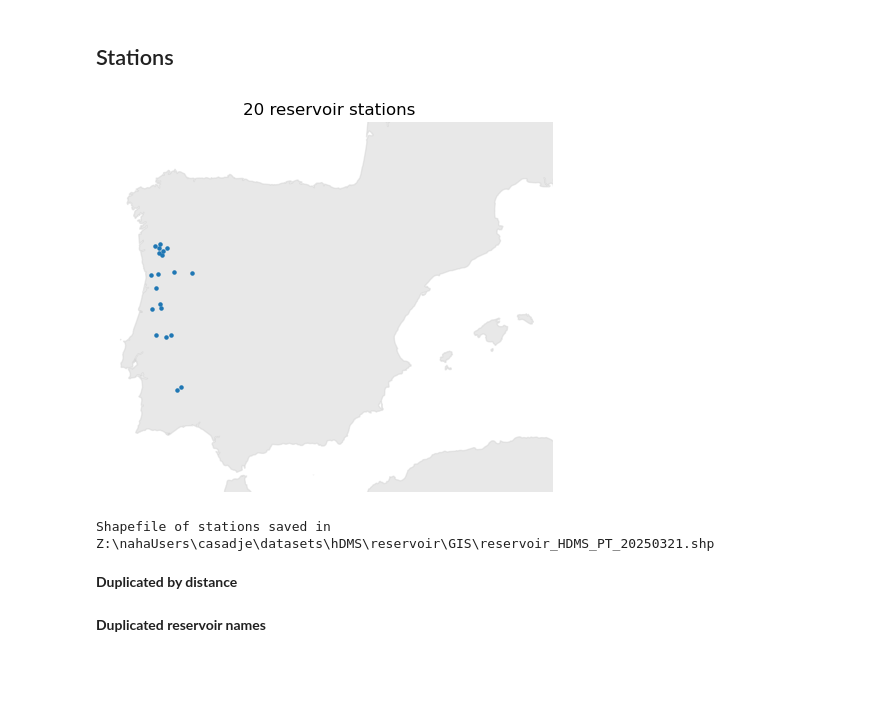
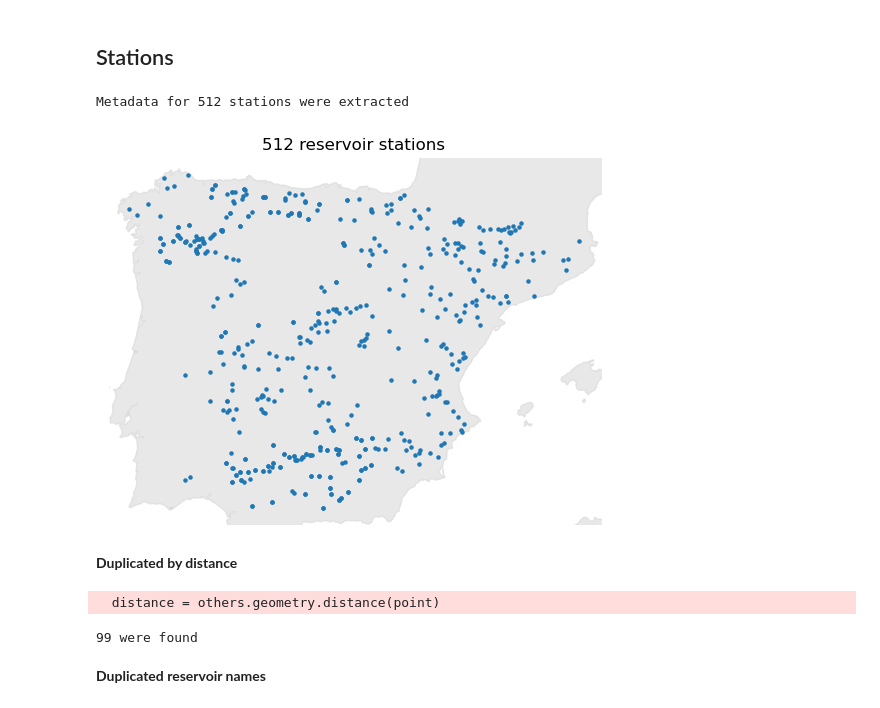
Before and after one commit to casadoj/lisflood-reservoirs, a Jupyter notebook: notebook/hDMS/HDCC_download.ipynb, the cells around one changed output. Drawn from its saved outputs; the diff is of its cells as text; code cells hidden in the pictures; blank space fills up the shorter version.

```diff
--- a/notebook/hDMS/HDCC_download.ipynb
+++ b/notebook/hDMS/HDCC_download.ipynb
@@ -37,7 +39,7 @@ def remove_accents(text):
 # %%
 # station filters
 TYPE = 'reservoir'
-COUNTRY_ID = 'PT' # 'HR'
+COUNTRY_ID = 'ES' # 'HR'
 PROVIDER_ID = None
 
 # # dataset cofiguration
@@ -49,7 +51,7 @@ api = APIConfig('./HDMS_API.yml')
 # study period
 START = datetime(1979, 1, 1)
 END = datetime.now().date()
-strftime = '%Y-%m-%dT%H:%M:%S'
+
 
 # variables of interest
 VARIABLES = {
@@ -159,14 +74,25 @@ for col in col_names:
+# %%
+stations = get_stations(
+    api.USERNAME,
+    api.PASSWORD,
+    kind=TYPE,
+    country_id=COUNTRY_ID,
+    provider_id=PROVIDER_ID,
+)
+print(f'Metadata for {len(stations)} stations were extracted')
+# %% [output]
+Metadata for 512 stations were extracted
 # %%
 fig, ax = plt.subplots(subplot_kw=dict(projection=ccrs.PlateCarree()))
 ax.add_feature(cfeature.NaturalEarthFeature('physical', 'land', '10m', edgecolor='face', facecolor='lightgray'),
                alpha=.5,
                zorder=0)
 stations.plot(markersize=5, ax=ax)
 ax.set_title(f'{len(stations)} {TYPE} stations')
-ax.set_extent([-10, 5, 35.5, 45])
+# ax.set_extent([-10, 5, 35.5, 45])
 ax.axis('off');
 # %% [output]
-[figure, old version]
+[figure, new version]
 # %%
 # export
 PATH_GIS = PATH_HDMS / 'GIS'
@@ -179,7 +105,5 @@ else:
     shp_file = PATH_GIS / '{0}_HDMS_{1}.shp'.format(TYPE, datetime.now().strftime('%Y%m%d'))
 stations.to_file(shp_file)
 print(f'Shapefile of stations saved in {shp_file}')
-# %% [output]
-Shapefile of stations saved in Z:\nahaUsers\casadje\datasets\hDMS\reservoir\GIS\reservoir_HDMS_PT_20250321.shp
 # %% [markdown]
 **Duplicated by distance**
@@ -227,7 +110,10 @@ def find_duplicates(
 # %%
 # find duplicates based on distance and provider
 duplicates = find_duplicates(stations, provider_col='PROV_ID', distance_thr=.01667)
-print(len(duplicates))
+print(f'{len(duplicates)} duplicates were found')
+# %% [output]
+  distance = others.geometry.distance(point)
+99 were found
 # %%
 # export
 with open(f"duplicated_{TYPE}.txt", "w") as file:
```
Also changed, not shown: parts of 18 cells of this notebook.
